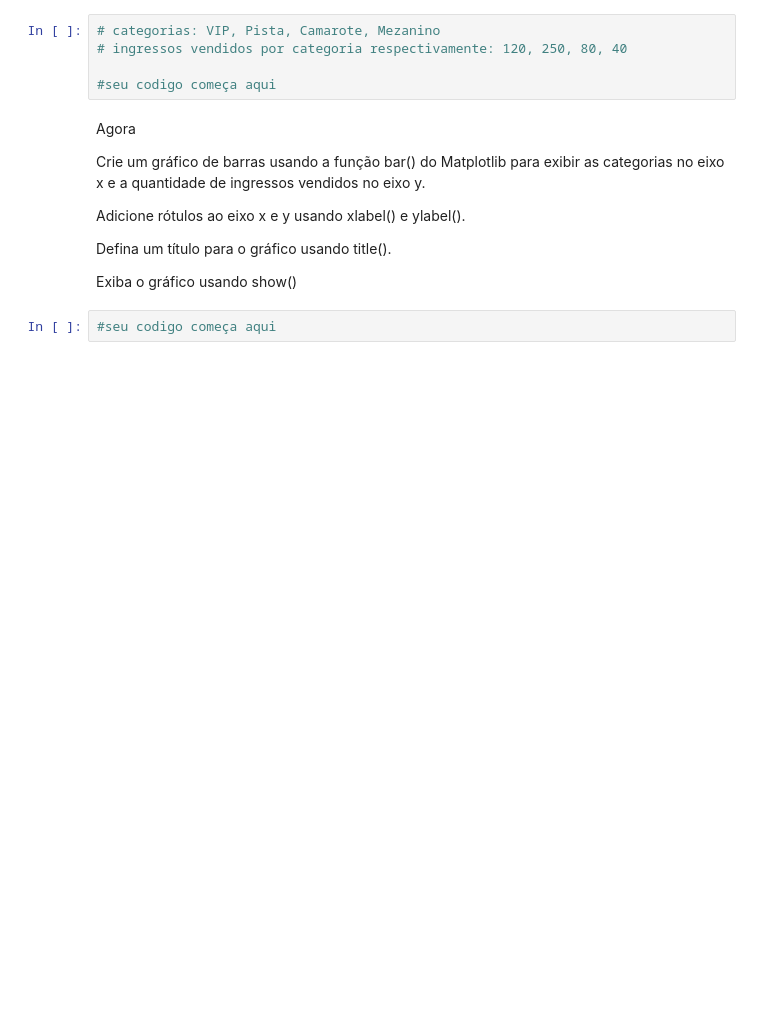
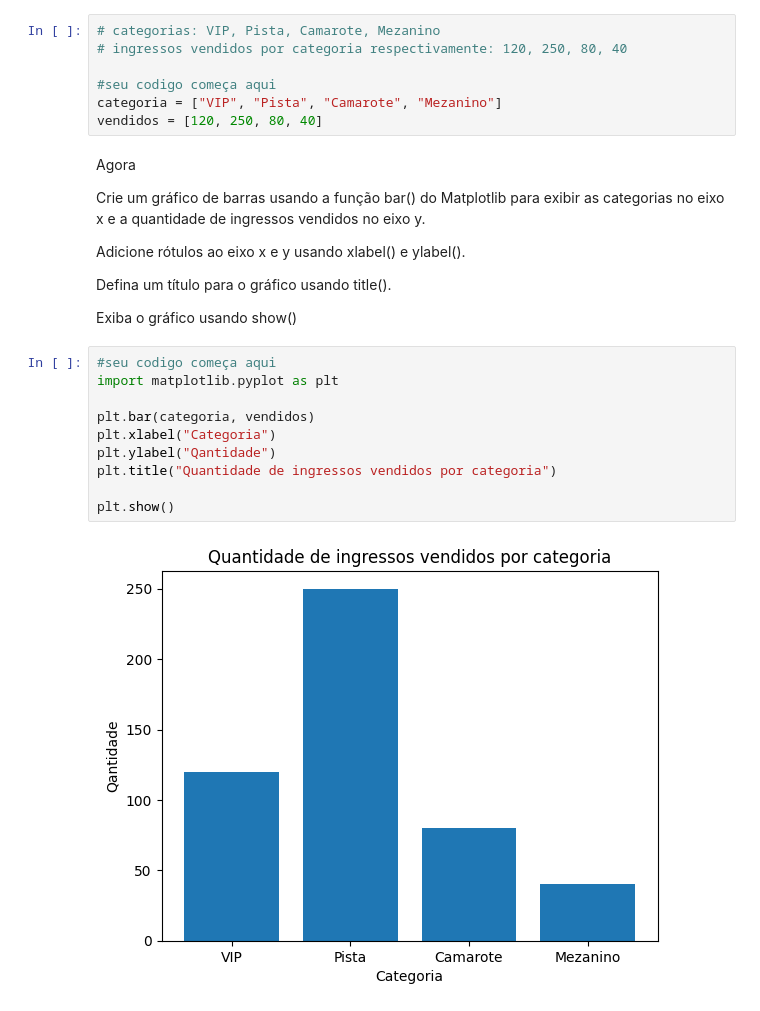
Before and after one commit to pedrohsc-dev/lista_4, a Jupyter notebook: lista4.ipynb, the cells around one changed output. Drawn from its saved outputs; the diff is of its cells as text; blank space fills up the shorter version.

```diff
--- a/lista4.ipynb
+++ b/lista4.ipynb
@@ -239,6 +239,8 @@ Crie duas listas: uma representando as categorias de ingressos e outra represent
 # ingressos vendidos por categoria respectivamente: 120, 250, 80, 40
 
 #seu codigo começa aqui
+categoria = ["VIP", "Pista", "Camarote", "Mezanino"]
+vendidos = [120, 250, 80, 40]
 # %% [markdown]
 Agora
 
@@ -249,5 +251,15 @@ Adicione rótulos ao eixo x e y usando xlabel() e ylabel().
 Defina um título para o gráfico usando title().
 
 Exiba o gráfico usando show()
-# %%
-#seu codigo começa aqui
+# %%
+#seu codigo começa aqui
+import matplotlib.pyplot as plt
+
+plt.bar(categoria, vendidos)
+plt.xlabel("Categoria")
+plt.ylabel("Qantidade")
+plt.title("Quantidade de ingressos vendidos por categoria")
+
+plt.show()
+# %% [output]
+[figure, added]
```
